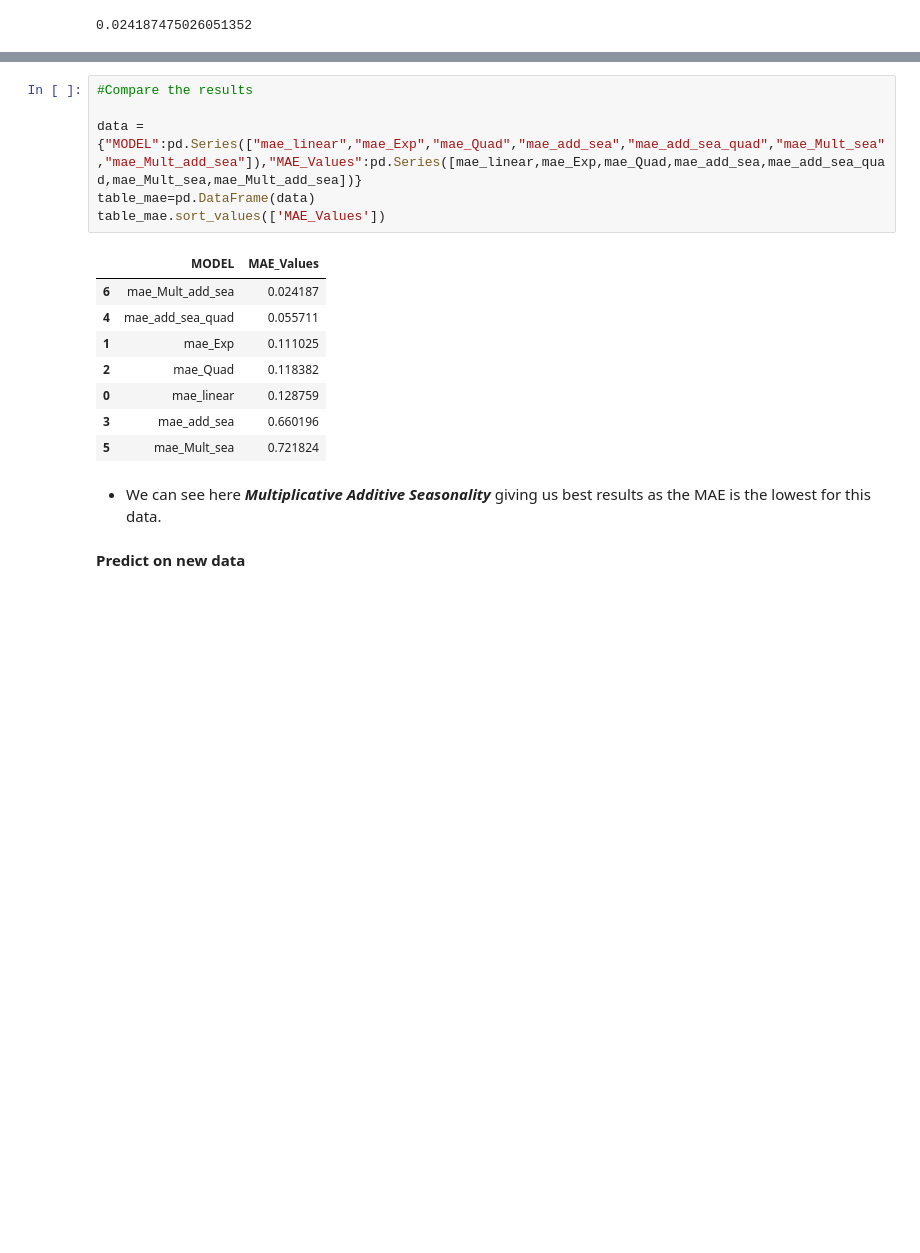
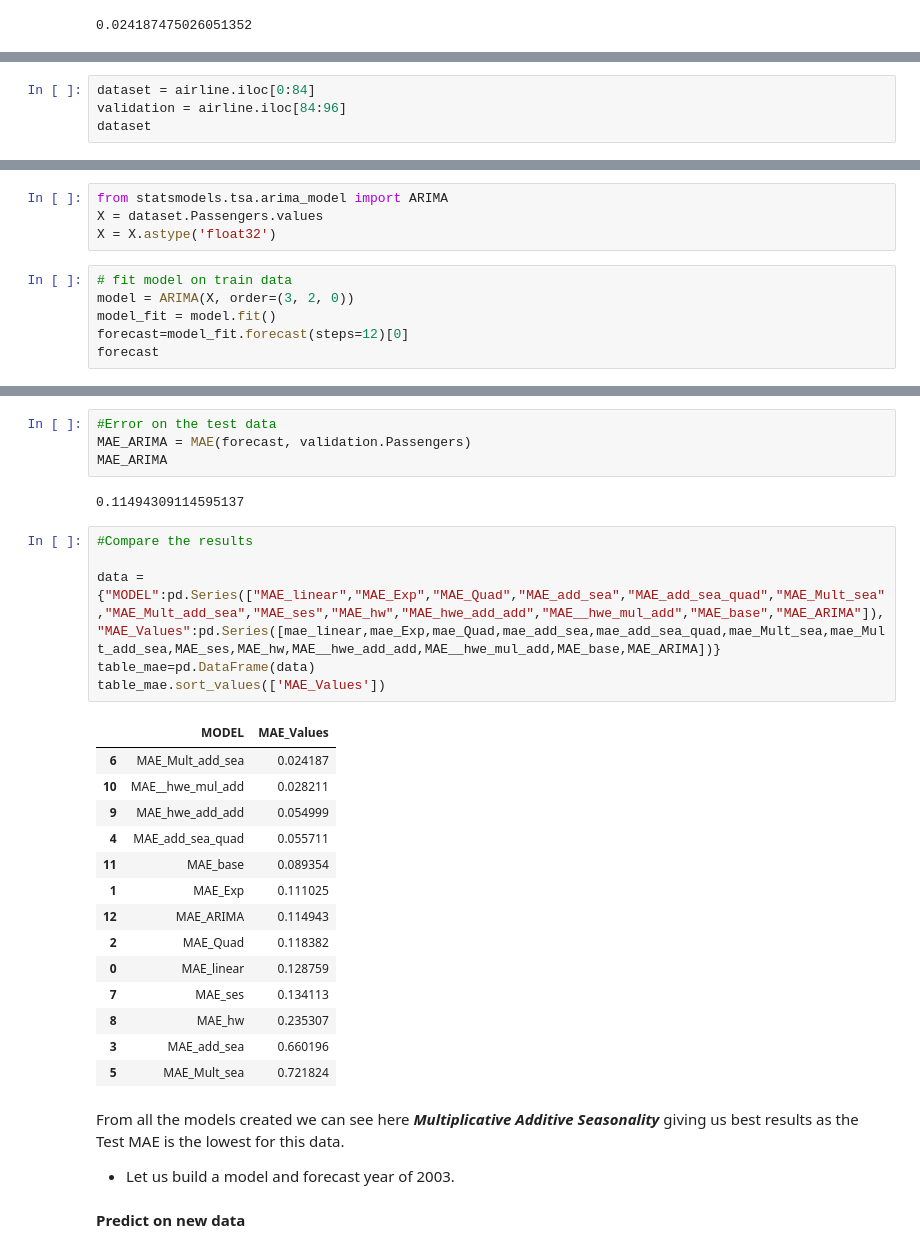
Before and after one commit to manasik29/Assignment_Forecasting_Airline_Passengers_Seats, a Jupyter notebook: Forecasting_Airlines_Passenger_Data.ipynb, the cells around one changed output, grey strips where cells are left out. Saved outputs shown, nothing was run; the diff lists cells and outputs as text; blank space fills up the shorter version.

```diff
--- a/Forecasting_Airlines_Passenger_Data.ipynb
+++ b/Forecasting_Airlines_Passenger_Data.ipynb
@@ -389,0 +595,4 @@ mae_Mult_add_sea
+# %%
+dataset = airline.iloc[0:84]
+validation = airline.iloc[84:96]
+dataset
@@ -389,0 +629,10 @@ mae_Mult_add_sea
+# %%
+from statsmodels.tsa.arima_model import ARIMA
+X = dataset.Passengers.values
+X = X.astype('float32')
+# %%
+# fit model on train data
+model = ARIMA(X, order=(3, 2, 0))
+model_fit = model.fit()
+forecast=model_fit.forecast(steps=12)[0]
+forecast
@@ -390,19 +659,33 @@ mae_Mult_add_sea
+# %%
+#Error on the test data
+MAE_ARIMA = MAE(forecast, validation.Passengers)
+MAE_ARIMA
+# %% [output]
+0.11494309114595137
 # %%
 #Compare the results
 
-data = {"MODEL":pd.Series(["mae_linear","mae_Exp","mae_Quad","mae_add_sea","mae_add_sea_quad","mae_Mult_sea","mae_Mult_add_sea"]),"MAE_Values":pd.Series([mae_linear,mae_Exp,mae_Quad,mae_add_sea,mae_add_sea_quad,mae_Mult_sea,mae_Mult_add_sea])}
+data = {"MODEL":pd.Series(["MAE_linear","MAE_Exp","MAE_Quad","MAE_add_sea","MAE_add_sea_quad","MAE_Mult_sea","MAE_Mult_add_sea","MAE_ses","MAE_hw","MAE_hwe_add_add","MAE__hwe_mul_add","MAE_base","MAE_ARIMA"]),"MAE_Values":pd.Series([mae_linear,mae_Exp,mae_Quad,mae_add_sea,mae_add_sea_quad,mae_Mult_sea,mae_Mult_add_sea,MAE_ses,MAE_hw,MAE__hwe_add_add,MAE__hwe_mul_add,MAE_base,MAE_ARIMA])}
 table_mae=pd.DataFrame(data)
 table_mae.sort_values(['MAE_Values'])
 # %% [output]
 |  | MODEL | MAE_Values |
-| 6 | mae_Mult_add_sea | 0.024187 |
-| 4 | mae_add_sea_quad | 0.055711 |
-| 1 | mae_Exp | 0.111025 |
-| 2 | mae_Quad | 0.118382 |
-| 0 | mae_linear | 0.128759 |
-| 3 | mae_add_sea | 0.660196 |
-| 5 | mae_Mult_sea | 0.721824 |
+| 6 | MAE_Mult_add_sea | 0.024187 |
+| 10 | MAE__hwe_mul_add | 0.028211 |
+| 9 | MAE_hwe_add_add | 0.054999 |
+| 4 | MAE_add_sea_quad | 0.055711 |
+| 11 | MAE_base | 0.089354 |
+| 1 | MAE_Exp | 0.111025 |
+| 12 | MAE_ARIMA | 0.114943 |
+| 2 | MAE_Quad | 0.118382 |
+| 0 | MAE_linear | 0.128759 |
+| 7 | MAE_ses | 0.134113 |
+| 8 | MAE_hw | 0.235307 |
+| 3 | MAE_add_sea | 0.660196 |
+| 5 | MAE_Mult_sea | 0.721824 |
 # %% [markdown]
-- We can see here ***Multiplicative Additive Seasonality*** giving us best results as the MAE is the lowest for this data.
+From all the models created we can see here ***Multiplicative Additive Seasonality*** giving us best results as the Test MAE is the lowest for this data.
+
+- Let us build a model and forecast year of 2003.
 # %% [markdown]
 **Predict on new data**
```
Also changed, not shown: parts of 68 cells of this notebook.
